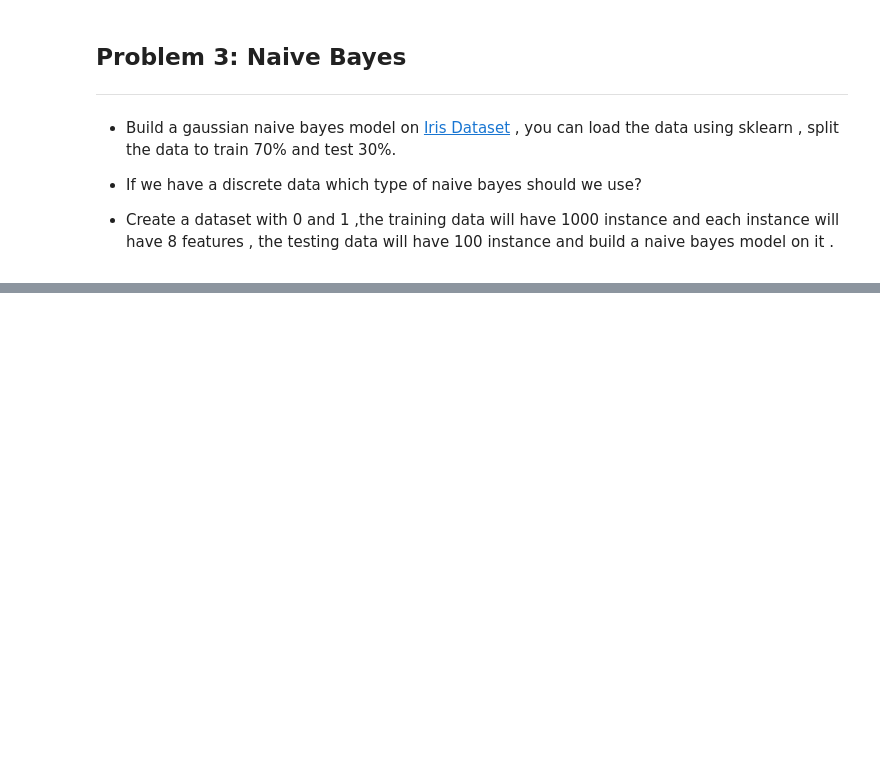
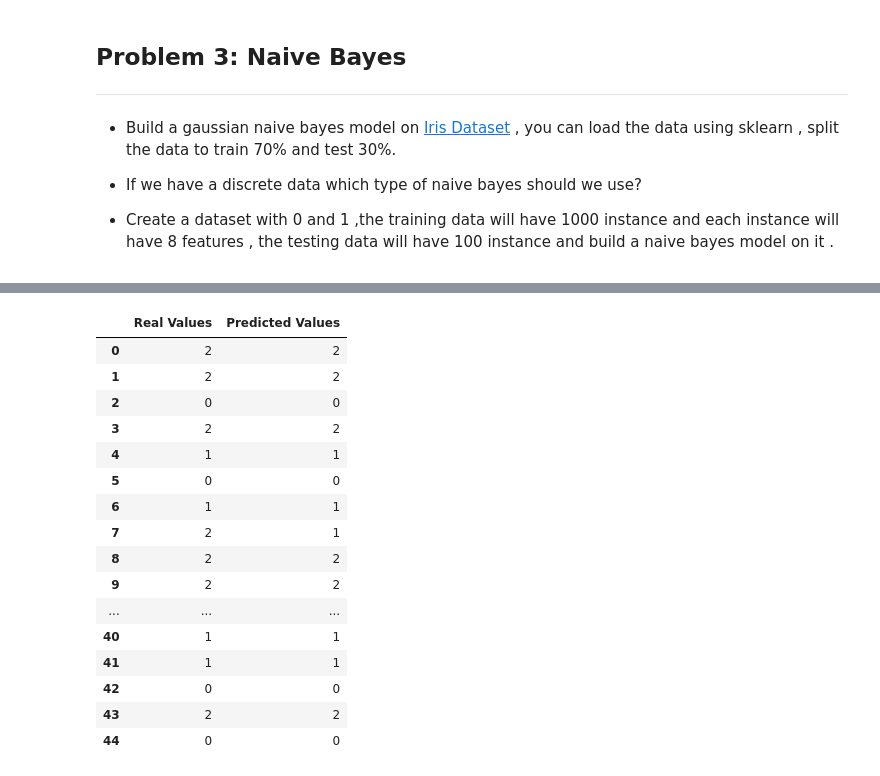
Before and after one commit to shahd1995913/Tahalf-Mechine-Learning-DS3, a Jupyter notebook: Tasks/ML1_S5_Assignment.ipynb, the cells around one changed output, grey strips where cells are left out. Cells and saved outputs as stored; diff of their text form; code cells hidden in the pictures; blank space fills up the shorter version.

```diff
--- a/Tasks/ML1_S5_Assignment.ipynb
+++ b/Tasks/ML1_S5_Assignment.ipynb
@@ -512,0 +237,16 @@ ValueError: ignored
+# %%
+### Start Your Code Here ####
+
+#Loading the Data
+iris= load_iris()
+iris_df.describe()
+
+
+# Split X and Y
+#======================
+Naive_X= iris.data
+Naive_y= iris.target
+
+
+Naive_X_train, Naive_X_test, Naive_y_train, Naive_y_test = train_test_split(Naive_X, Naive_y, test_size = 0.3)
+print(f'training set size: {Naive_X_train.shape[0]} samples \ntest set size: {Naive_X_test.shape[0]} samples')
@@ -512,0 +314,21 @@ ValueError: ignored
+# %%
+dfNaive_ = pd.DataFrame({'Real Values':Naive_y_test, 'Predicted Values':Naive_y_pred})
+dfNaive_
+# %% [output]
+|  | Real Values | Predicted Values |
+| 0 | 2 | 2 |
+| 1 | 2 | 2 |
+| 2 | 0 | 0 |
+| 3 | 2 | 2 |
+| 4 | 1 | 1 |
+| 5 | 0 | 0 |
+| 6 | 1 | 1 |
+| 7 | 2 | 1 |
+| 8 | 2 | 2 |
+| 9 | 2 | 2 |
+| ... | ... | ... |
+| 40 | 1 | 1 |
+| 41 | 1 | 1 |
+| 42 | 0 | 0 |
+| 43 | 2 | 2 |
+| 44 | 0 | 0 |
```
Also changed, not shown: parts of 47 cells of this notebook.
